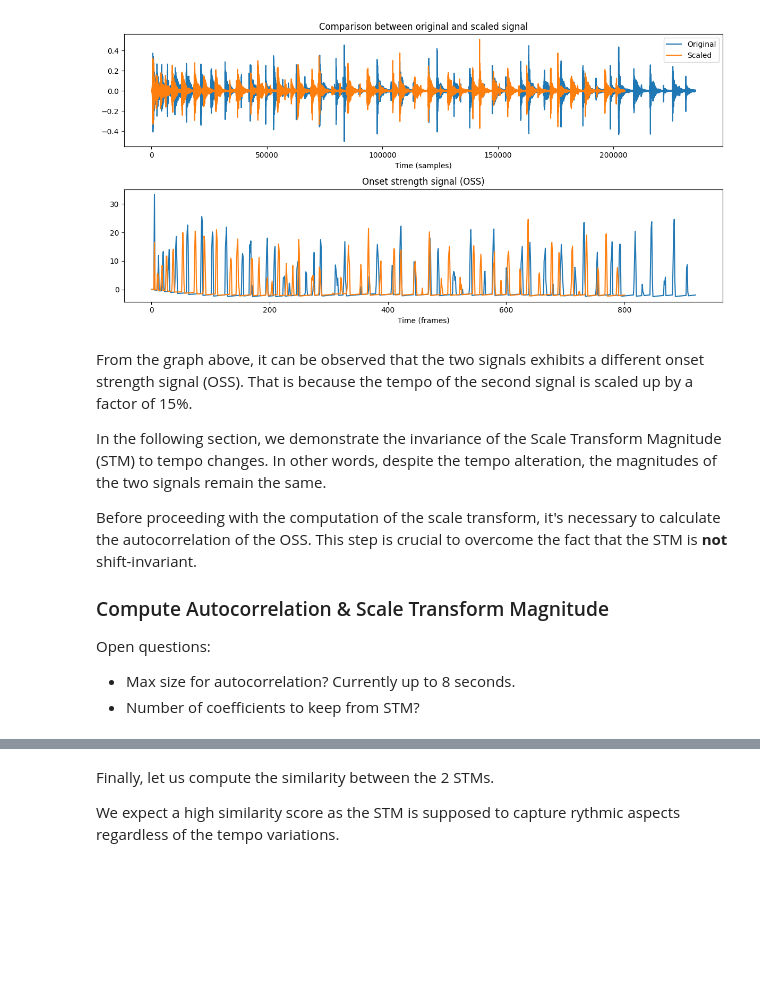
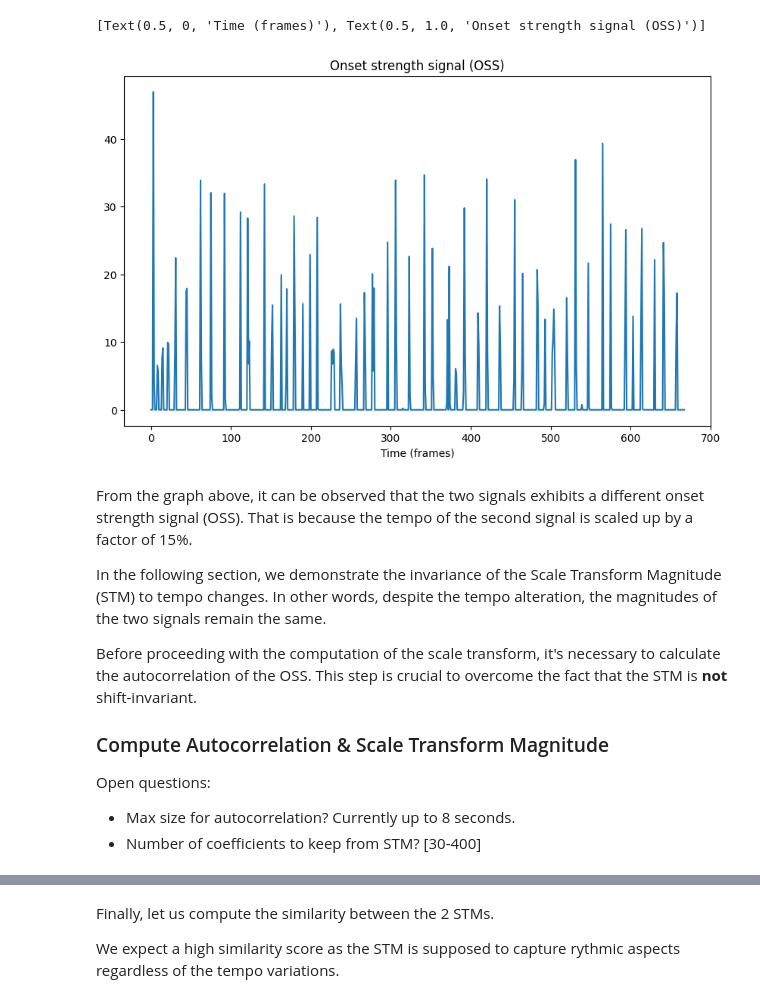
Before and after one commit to Masetto96/rhythmic-pattern-analysis, a Jupyter notebook: computation_demo.ipynb, the cells around one changed output, grey strips where cells are left out. Saved outputs shown, nothing was run; the diff lists cells and outputs as text; code cells hidden in the pictures; blank space fills up the shorter version.

```diff
--- a/computation_demo.ipynb
+++ b/computation_demo.ipynb
@@ -99,26 +78,20 @@ Open questions:
-# %%
-oss = librosa.onset.onset_strength(S=percussive_mel, lag=3, detrend=True, aggregate=np.median)
-oss_scaled = librosa.onset.onset_strength(S=percussive_mel_scaled, lag=3, detrend=True, aggregate=np.median)
-
-fig, ax = plt.subplots(nrows=2, figsize=(12, 6))
-
-ax[0].plot(y, label="Original")
-
-ax[0].plot(y_scaled, label="Scaled")
-
-ax[0].set(xlabel="Time (samples)", title="Comparison between original and scaled signal")
-
-ax[0].legend()
-
-ax[1].plot(oss)
-
-ax[1].plot(oss_scaled)
-
-ax[1].set(xlabel="Time (frames)", title="Onset strength signal (OSS)")
-
-plt.tight_layout()
-# %% [output]
-[figure, removed]
+# %%
+# oss = librosa.onset.onset_strength(y=y, sr=sr, n_mels=50, win_length=window_size, hop_length=hop_size,aggregate=np.median, detrend=True)
+# oss_scaled = librosa.onset.onset_strength(y=y_scaled, sr=sr, n_mels=50, win_length=window_size, hop_length=hop_size, aggregate=np.median, detrend=True)
+oss = librosa.onset.onset_strength(S=mel, sr=sr, lag=1, max_size=1, aggregate=np.median)
+
+oss_scaled = librosa.onset.onset_strength(S=mel_scaled, sr=sr, lag=1, max_size=1, aggregate=np.median)
+
+fig, ax = plt.subplots(figsize=(10, 6))
+
+ax.plot(oss)
+
+# ax.plot(oss_scaled, linestyle="--")
+
+ax.set(xlabel="Time (frames)", title="Onset strength signal (OSS)")
+# %% [output]
+[Text(0.5, 0, 'Time (frames)'), Text(0.5, 1.0, 'Onset strength signal (OSS)')]
+[figure, added]
 # %% [markdown]
 From the graph above, it can be observed that the two signals exhibits a different onset strength signal (OSS). That is because the tempo of the second signal is scaled up by a factor of 15%.
 
@@ -130,7 +103,7 @@ Before proceeding with the computation of the scale transform, it's necessary to
 
 Open questions:
 - Max size for autocorrelation? Currently up to 8 seconds.
-- Number of coefficients to keep from STM?
+- Number of coefficients to keep from STM? [30-400]
 # %%
 # auto correlation up to 8 seconds
 oss_ac = librosa.autocorrelate(oss, max_size= 8 * sr // hop_size)
```
Also changed, not shown: parts of 12 cells of this notebook, 1 other file.
